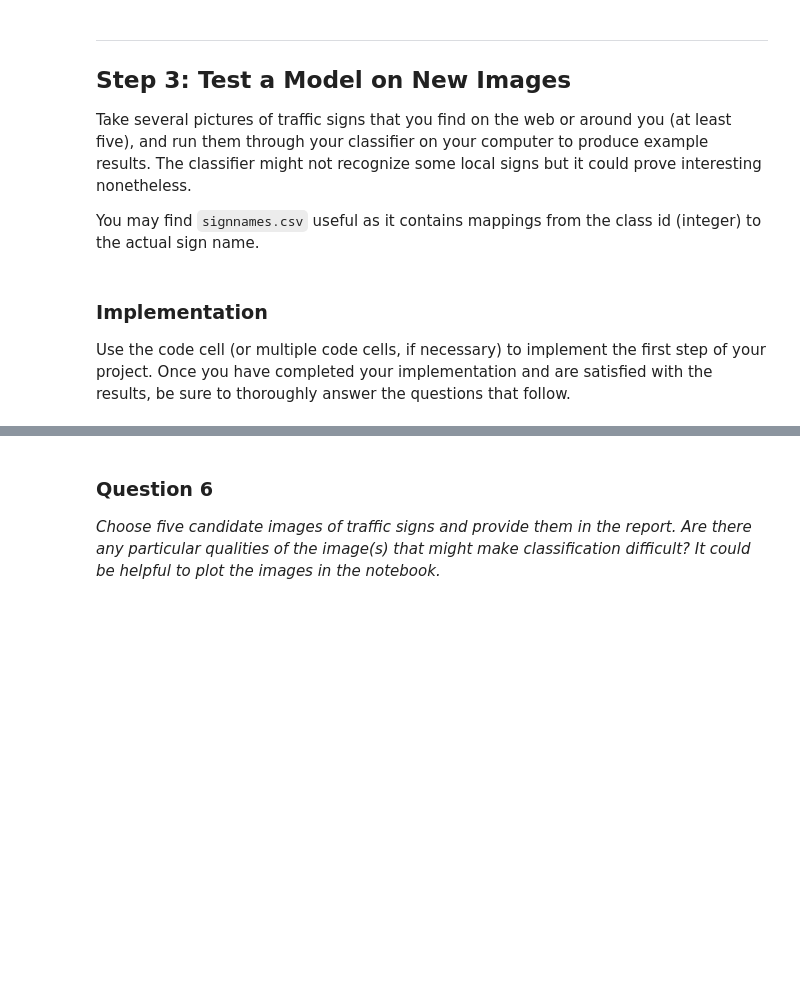
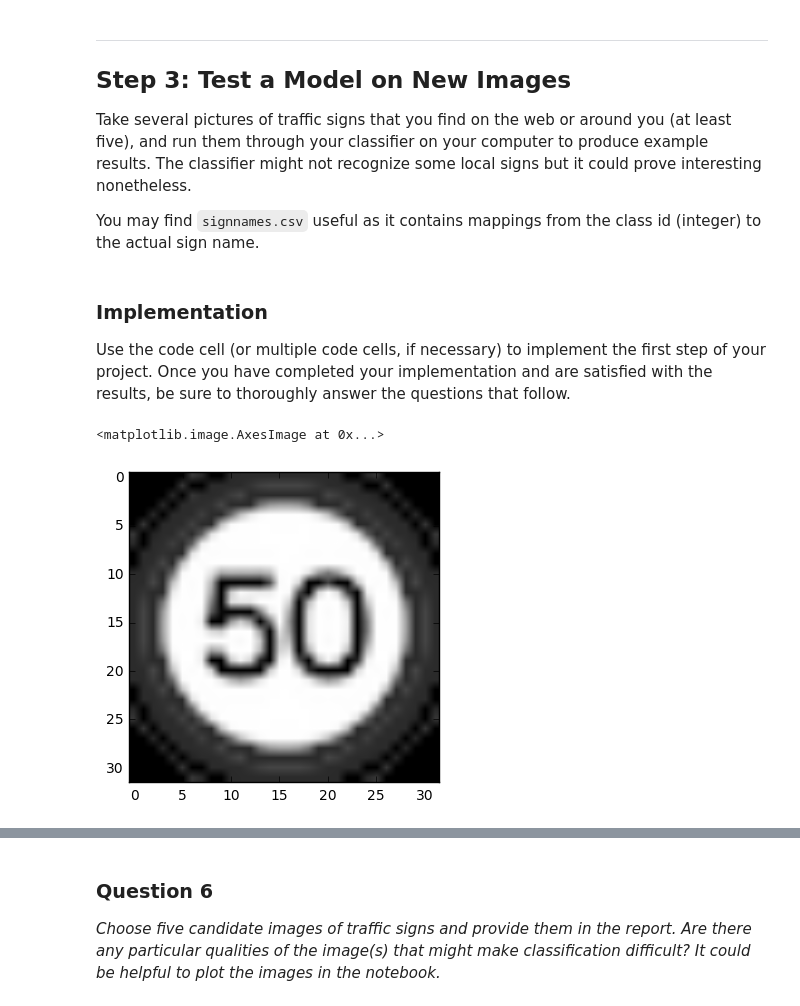
Before and after one commit to njia95/traffic-signs, a Jupyter notebook: Traffic_Sign_Classifier.ipynb, the cells around one changed output, grey strips where cells are left out. Saved outputs shown, nothing was run; the diff lists cells and outputs as text; code cells hidden in the pictures; blank space fills up the shorter version.

```diff
--- a/Traffic_Sign_Classifier.ipynb
+++ b/Traffic_Sign_Classifier.ipynb
@@ -166,3 +185,4 @@ from sklearn.model_selection import train_test_split
 
 # dafault validation size 0.25
 train_images, validation_images, train_labels, validation_labels = train_test_split(images, labels)
+n_train = n_train * 0.75
@@ -179,19 +197,15 @@ I used the original testing data from the provided dataset. I split the original
 # %%
 import tensorflow as tf
 
-# referenced https://github.com/aymericdamien/
-# TensorFlow-Examples/blob/master/examples/3_NeuralNetworks/convolutional_network.py
-
 # hyperparameters
 learning_rate = 0.001
-epochs = 6
-batch_size = 64
-display_step = 100
+epochs = 12
+batch_size = 128
 
 conv_size = 5
 conv_filter_1 =  16
 conv_filter_2 =  36
-fully_in = 8 * 8 * conv_filter_2
+fully_in = 5 * 5 * conv_filter_2
 fully_size = 128
 std = 0.05
 channels = 1
@@ -265,5 +279,5 @@ I used two layers of connvolutional neural network, followed by one fully connec
 # %%
-init = tf.initialize_all_variables()
+init = tf.global_variables_initializer()
 saver = tf.train.Saver()
 
 with tf.Session() as sess:
@@ -278,9 +292,9 @@ with tf.Session() as sess:
             batch_x = train_images[start: end]
             batch_y = train_labels[start: end]
             sess.run(optimizer, feed_dict={x: batch_x, y: batch_y})
+        validation_images, validation_labels = shuffle(validation_images, validation_labels)
         acc = sess.run(accuracy, feed_dict={x: validation_images, y: validation_labels})
-        print("Epoch {} ...".format(i))
-        print("Validation Accuracy = {:.3f}".format(acc))
+        print("Epoch {}: validation Accuracy = {:.3f}".format(i, acc))
 
     print("Training Finished!")
     saver.save(sess, 'signs')
@@ -319,16 +351,20 @@ You may find `signnames.csv` useful as it contains mappings from the class id (i
 
 Use the code cell (or multiple code cells, if necessary) to implement the first step of your project. Once you have completed your implementation and are satisfied with the results, be sure to thoroughly answer the questions that follow.
 # %%
-import matplotlib.pyplot as plt
 import matplotlib.image as mpimg
-import cv2
 
+# Note that all 8 images were found online in the public domain and later modified into the shape that fits the model.
 my_images = []
 for i in range(8):
     image_path = './p' + str(i) + '.jpg'
     image = mpimg.imread(image_path)
-    grey_image = cv2.cvtColor(image, cv2.COLOR_BGR2GRAY)
-    my_images.append(grey_image)
+    grey_image = greyed_image(image)
+    my_images.append(grey_image.squeeze())
 
+# note that imshow expect shape (32, 32) instead of (32, 32, 1).
+# need to convert to (32, 32, 1) later on.
 plt.imshow(my_images[0], cmap='gray')
 plt.show()
+# %% [output]
+<matplotlib.image.AxesImage at 0x...>
+[figure, added]
```
Also changed, not shown: parts of 24 cells of this notebook.
